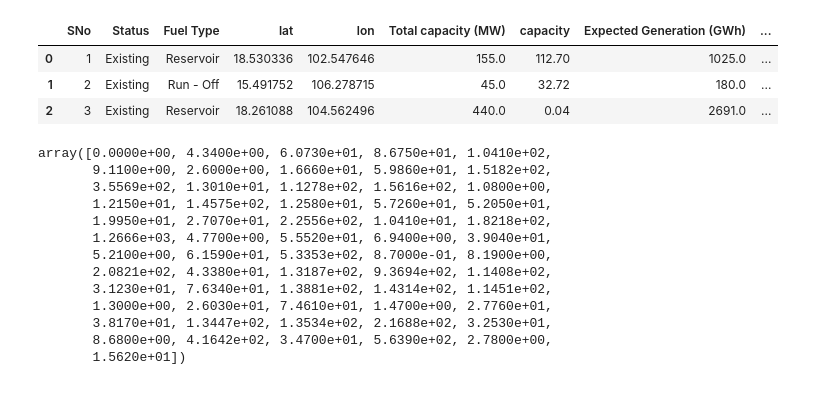
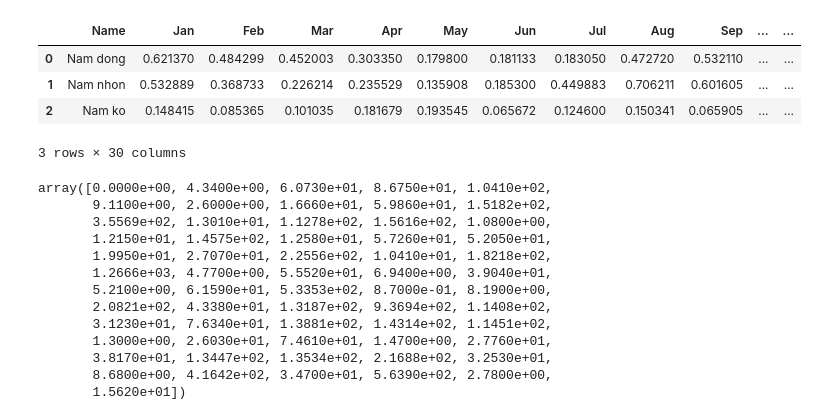
Before and after one commit to lukasschirren/GeoH2-Laos-Master-Thesis, a Jupyter notebook: test_hydropotential.ipynb, the cells around one changed output. Saved outputs shown, nothing was run; the diff lists cells and outputs as text; code cells hidden in the pictures.

```diff
--- a/test_hydropotential.ipynb
+++ b/test_hydropotential.ipynb
@@ -26,17 +26,20 @@ hexagons = gpd.read_file('Resources/hex_transport.geojson')
 cutout = atlite.Cutout('Cutouts_23/' + weather_filename +'.nc')
 layout = cutout.uniform_layout()
 # %%
-location_hydro = gpd.read_file('Data/hydropower_dams.gpkg')
+# location_hydro = gpd.read_file('Data/hydropower_dams.gpkg')
+location_hydro = gpd.read_file('Resources\\0Seasonality\\2019\\Data_3\\hydropower_dams.gpkg')
+location_hydro.rename(columns={'Latitude': 'lat', 'Longitude': 'lon'}, inplace=True)
 # location_hydro = gpd.read_file('Data/hydropower_dams_EU.gpkg')
 # location_hydro = location_hydro[location_hydro["country_code"] != "NO"]
 location_hydro.rename(columns={'Latitude': 'lat', 'Longitude': 'lon'}, inplace=True)
 location_hydro.rename(columns={'head_example':'head'},inplace=True)
 location_hydro.iloc[:3]
 # %% [output]
-|  | SNo | Status | Fuel Type | lat | lon | Total capacity (MW) | capacity | Expected Generation (GWh) | ... |
-| 0 | 1 | Existing | Reservoir | 18.530336 | 102.547646 | 155.0 | 112.70 | 1025.0 | ... |
-| 1 | 2 | Existing | Run - Off | 15.491752 | 106.278715 | 45.0 | 32.72 | 180.0 | ... |
-| 2 | 3 | Existing | Reservoir | 18.261088 | 104.562496 | 440.0 | 0.04 | 2691.0 | ... |
+|  | Name | Jan | Feb | Mar | Apr | May | Jun | Jul | Aug | Sep | ... | ... |
+| 0 | Nam dong | 0.621370 | 0.484299 | 0.452003 | 0.303350 | 0.179800 | 0.181133 | 0.183050 | 0.472720 | 0.532110 | ... | ... |
+| 1 | Nam nhon | 0.532889 | 0.368733 | 0.226214 | 0.235529 | 0.135908 | 0.185300 | 0.449883 | 0.706211 | 0.601605 | ... | ... |
+| 2 | Nam ko | 0.148415 | 0.085365 | 0.101035 | 0.181679 | 0.193545 | 0.065672 | 0.124600 | 0.150341 | 0.065905 | ... | ... |
+3 rows × 30 columns
 # %%
 hexagons['hydro'] = hexagons['hydro'].fillna(0)
 hexagons['hydro'].unique()
```
Also changed, not shown: parts of 12 cells of this notebook, 1 other file.
